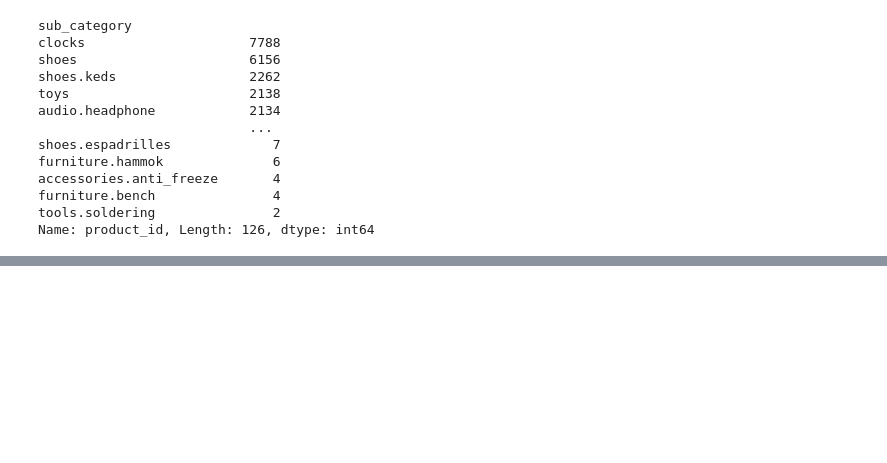
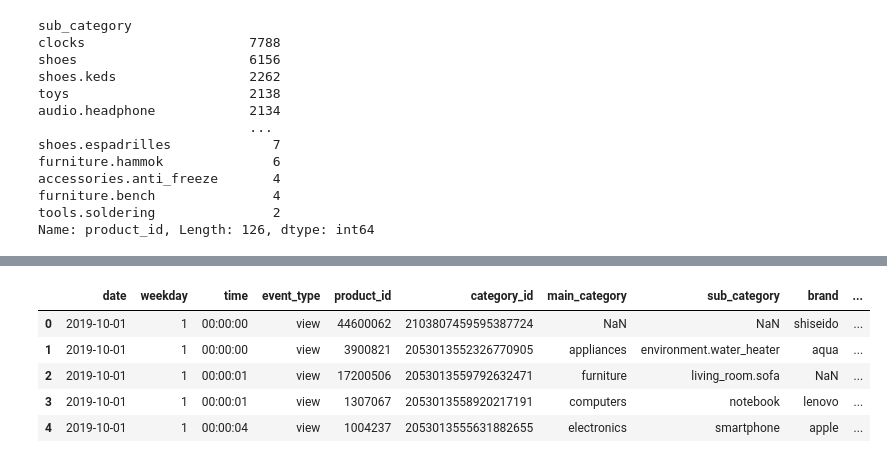
Before and after one commit to Esorte/ICCS361Project1, a Jupyter notebook: EDA/EDA.ipynb, the cells around one changed output, grey strips where cells are left out. Drawn from its saved outputs; the diff is of its cells as text; code cells hidden in the pictures; blank space fills up the shorter version.

```diff
--- a/EDA/EDA.ipynb
+++ b/EDA/EDA.ipynb
@@ -240,0 +255,5 @@ Name: product_id, Length: 126, dtype: int64
+# %%
+new_df['event_time'] = pd.to_datetime(new_df['event_time'])
+new_df['date'] = pd.to_datetime(new_df['event_time'].dt.date)
+new_df['time'] = new_df['event_time'].dt.time
+new_df['weekday'] = new_df['date'].dt.weekday
@@ -240,0 +271,11 @@ Name: product_id, Length: 126, dtype: int64
+# %%
+new_df.drop('event_time', axis='columns')
+new_df = new_df[['date', 'weekday', 'time', 'event_type', 'product_id', 'category_id', 'main_category', 'sub_category', 'brand', 'price', 'user_id', 'user_session']]
+new_df.head(5)
+# %% [output]
+|  | date | weekday | time | event_type | product_id | category_id | main_category | sub_category | brand | ... |
+| 0 | 2019-10-01 | 1 | 00:00:00 | view | 44600062 | 2103807459595387724 | NaN | NaN | shiseido | ... |
+| 1 | 2019-10-01 | 1 | 00:00:00 | view | 3900821 | 2053013552326770905 | appliances | environment.water_heater | aqua | ... |
+| 2 | 2019-10-01 | 1 | 00:00:01 | view | 17200506 | 2053013559792632471 | furniture | living_room.sofa | NaN | ... |
+| 3 | 2019-10-01 | 1 | 00:00:01 | view | 1307067 | 2053013558920217191 | computers | notebook | lenovo | ... |
+| 4 | 2019-10-01 | 1 | 00:00:04 | view | 1004237 | 2053013555631882655 | electronics | smartphone | apple | ... |
```
Also changed, not shown: parts of 14 cells of this notebook.
